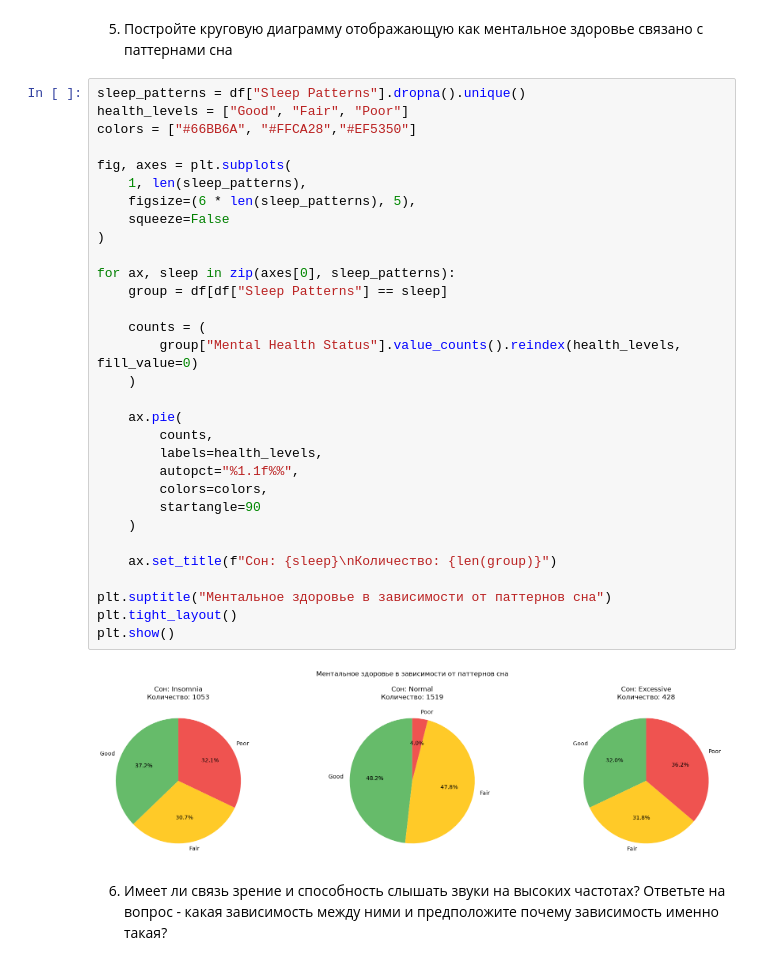
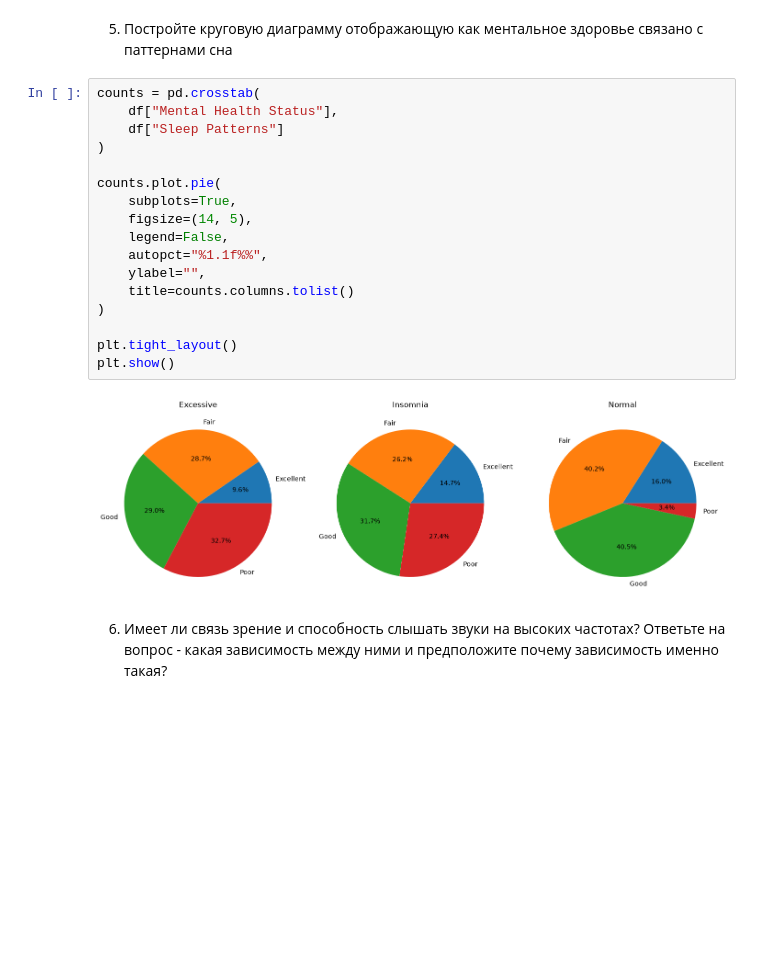
Before and after one commit to svtslvchk/ML_labs, a Jupyter notebook: hw1/Lab1-7.ipynb, the cells around one changed output. Saved outputs shown, nothing was run; the diff lists cells and outputs as text; blank space fills up the shorter version.

```diff
--- a/hw1/Lab1-7.ipynb
+++ b/hw1/Lab1-7.ipynb
@@ -479,38 +479,24 @@ plt.show()
 # %% [markdown]
 5. Постройте круговую диаграмму отображающую как ментальное здоровье связано с паттернами сна
 # %%
-sleep_patterns = df["Sleep Patterns"].dropna().unique()
-health_levels = ["Good", "Fair", "Poor"]
-colors = ["#66BB6A", "#FFCA28","#EF5350"]
-
-fig, axes = plt.subplots(
-    1, len(sleep_patterns),
-    figsize=(6 * len(sleep_patterns), 5),
-    squeeze=False
+counts = pd.crosstab(
+    df["Mental Health Status"],
+    df["Sleep Patterns"]
 )
 
-for ax, sleep in zip(axes[0], sleep_patterns):
-    group = df[df["Sleep Patterns"] == sleep]
+counts.plot.pie(
+    subplots=True,
+    figsize=(14, 5),
+    legend=False,
+    autopct="%1.1f%%",
+    ylabel="",
+    title=counts.columns.tolist()
+)
 
-    counts = (
-        group["Mental Health Status"].value_counts().reindex(health_levels, fill_value=0)
-    )
-
-    ax.pie(
-        counts,
-        labels=health_levels,
-        autopct="%1.1f%%",
-        colors=colors,
-        startangle=90
-    )
-
-    ax.set_title(f"Сон: {sleep}\nКоличество: {len(group)}")
-
-plt.suptitle("Ментальное здоровье в зависимости от паттернов сна")
 plt.tight_layout()
 plt.show()
 # %% [output]
-[figure, old version]
+[figure, new version]
 # %% [markdown]
 6. Имеет ли связь зрение и способность слышать звуки на высоких частотах? Ответьте на вопрос - какая зависимость между ними и предположите почему зависимость именно такая?
 # %%
```
Also changed, not shown: parts of 1 cell of this notebook.
